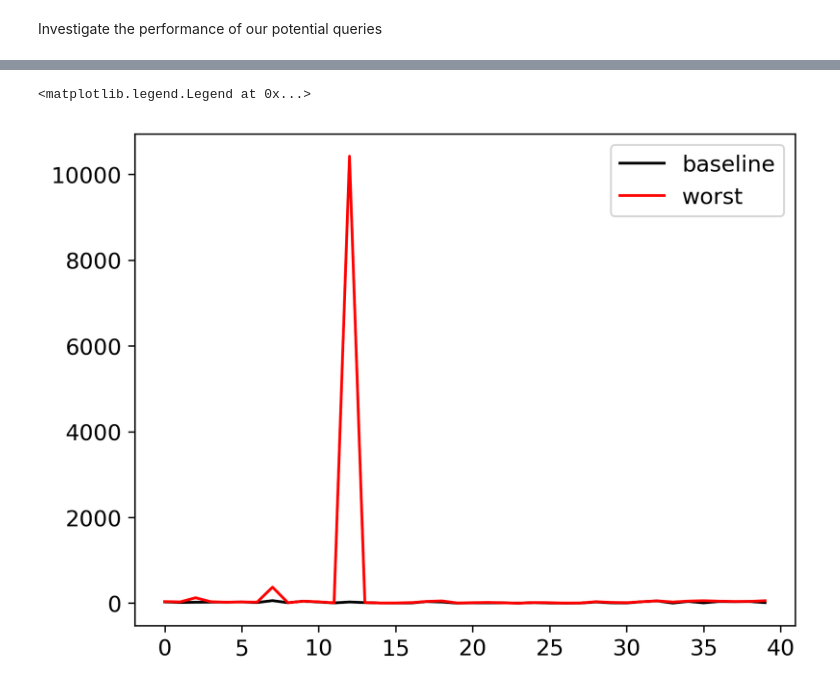
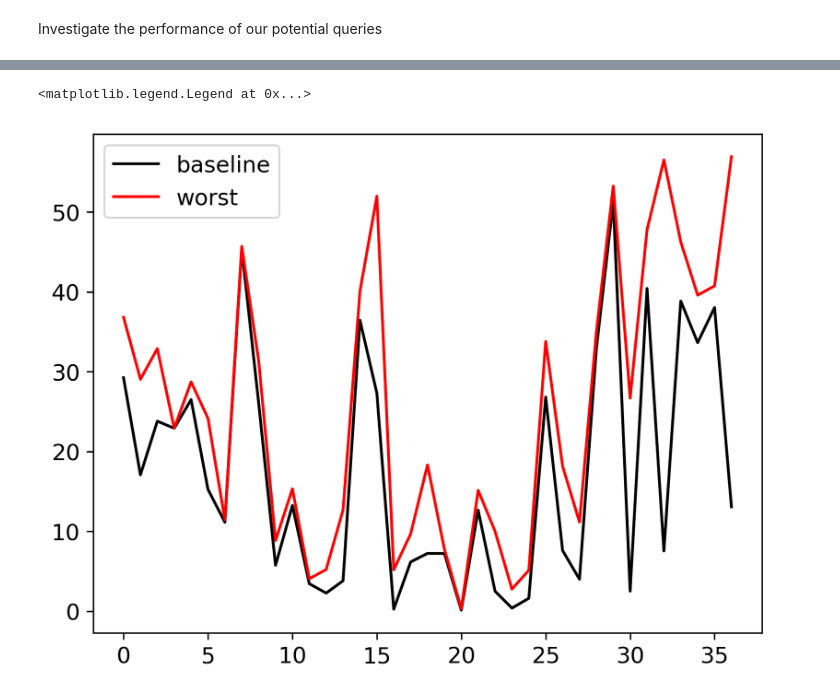
Before and after one commit to OscarC9912/vbao_optmizer4vdb, a Jupyter notebook: statistics/analysis.ipynb, the cells around one changed output, grey strips where cells are left out. Cells and saved outputs as stored; diff of their text form; code cells hidden in the pictures.

```diff
--- a/statistics/analysis.ipynb
+++ b/statistics/analysis.ipynb
@@ -35,11 +35,17 @@ plt.legend()
 # %%
 ax, fig = plt.subplots()
 
-x = [x for x in range(len(baselines))]
+baseline_gaped, worst_gaped = [], []
+for i in range(len(baselines)):
+    if abs(baselines[i] - worst[i]) <= 100:
+        baseline_gaped.append(baselines[i])
+        worst_gaped.append(worst[i])
 
-plt.plot(x, baselines, label='baseline', color='black')
-plt.plot(x, worst, label='worst', color='red')
+x = [x for x in range(len(baseline_gaped))]
+
+plt.plot(x, baseline_gaped, label='baseline', color='black')
+plt.plot(x, worst_gaped, label='worst', color='red')
 plt.legend()
 # %% [output]
 <matplotlib.legend.Legend at 0x...>
-[figure, old version]
+[figure, new version]
```
Also changed, not shown: parts of 4 cells of this notebook, 18 other files.
